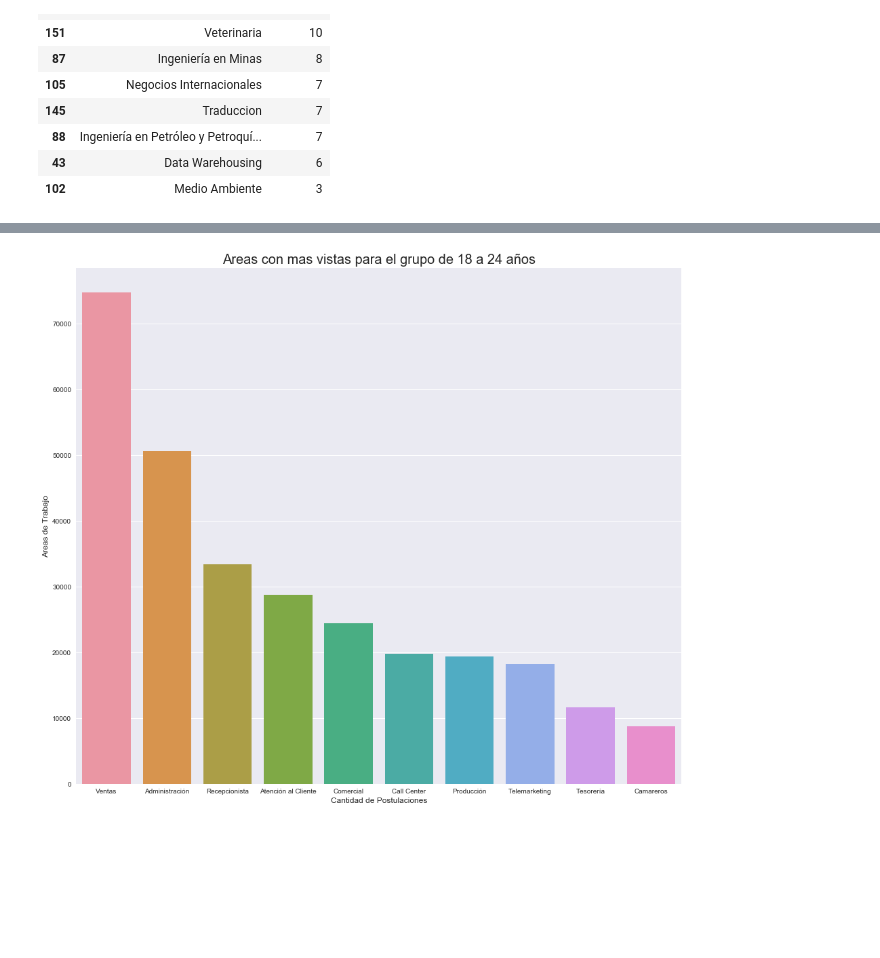
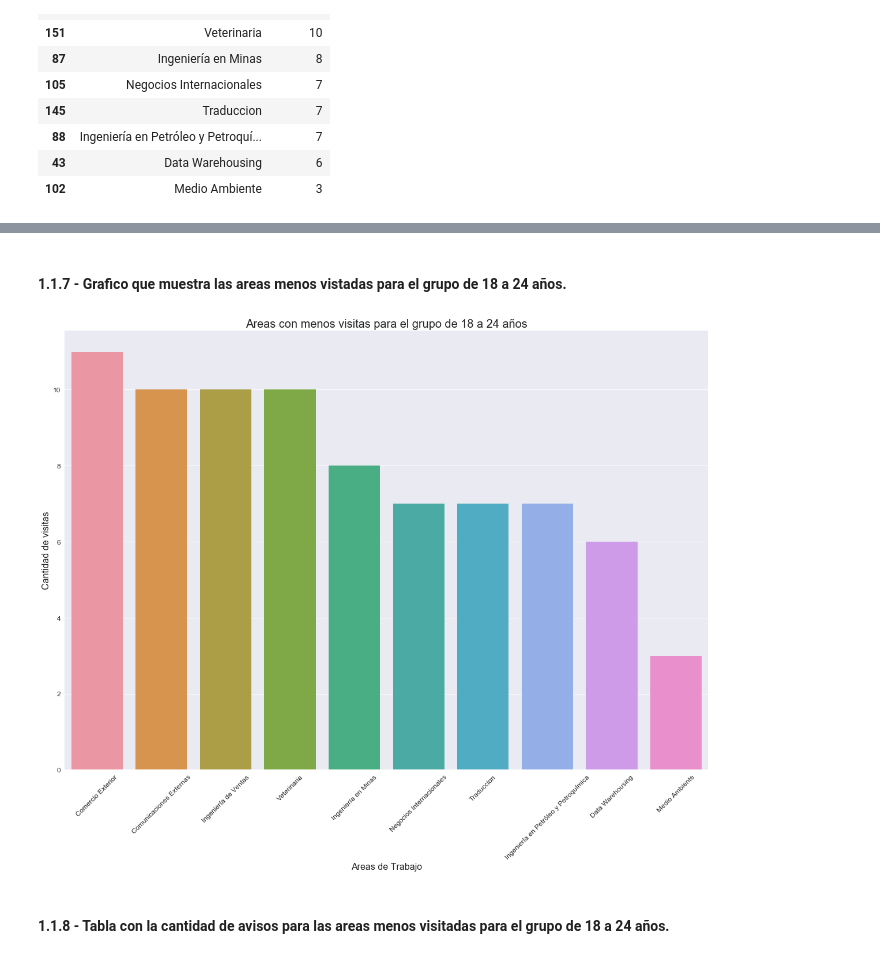
Before and after one commit to GastonMontes/75.06-Datos-TP1, a Jupyter notebook: Notebooks/Age analysis.ipynb, the cells around one changed output, grey strips where cells are left out. Cells and saved outputs as stored; diff of their text form; code cells hidden in the pictures; blank space fills up the shorter version.

Commit message:
Gaston - Age analysis - Analysis of 18 to 24 years old announcements visits and quantity.

```diff
--- a/Notebooks/Age analysis.ipynb
+++ b/Notebooks/Age analysis.ipynb
@@ -221,10 +244,15 @@ areaMenosVisitadas3
+# %% [markdown]
+#### 1.1.7 - Grafico que muestra las areas menos vistadas para el grupo de 18 a 24 años.
 # %%
-# Grafico que muestra las areas más vistadas para el grupo de 18 a 24 años.
-plt.subplots(figsize = (16, 14))
-areaMasVisitadas1Plot = sns.barplot(x = areaMasVisitadas1['nombre_area'], y = areaMasVisitadas1['cantidad'], orient = 'v')
-areaMasVisitadas1Plot.set_title("Areas con mas vistas para el grupo de 18 a 24 años", fontsize = 20)
-areaMasVisitadas1Plot.set_xlabel("Cantidad de Postulaciones", fontsize = 12)
-areaMasVisitadas1Plot.set_ylabel("Areas de Trabajo", fontsize = 12)
+plt.subplots(figsize = (20, 14))
+areaMenosVisitadas1Plot = sns.barplot(x = areaMenosVisitadas1['nombre_area'], y = areaMenosVisitadas1['cantidad'], orient = 'v')
+areaMenosVisitadas1Plot.set_title("Areas con menos visitas para el grupo de 18 a 24 años", fontsize = 20)
+areaMenosVisitadas1Plot.set_ylabel("Cantidad de visitas", fontsize = 16)
+areaMenosVisitadas1Plot.set_xlabel("Areas de Trabajo", fontsize = 16)
+areaMenosVisitadas1Plot.set_xticklabels(areaMenosVisitadas1Plot.get_xticklabels(), rotation = 45)
+areaMenosVisitadas1Plot.tick_params(labelsize = 12)
 plt.show()
 # %% [output]
-[figure, old version]
+[figure, new version]
+# %% [markdown]
+#### 1.1.8 - Tabla con la cantidad de avisos para las areas menos visitadas para el grupo de 18 a 24 años.
```
Also changed, not shown: parts of 33 cells of this notebook.
